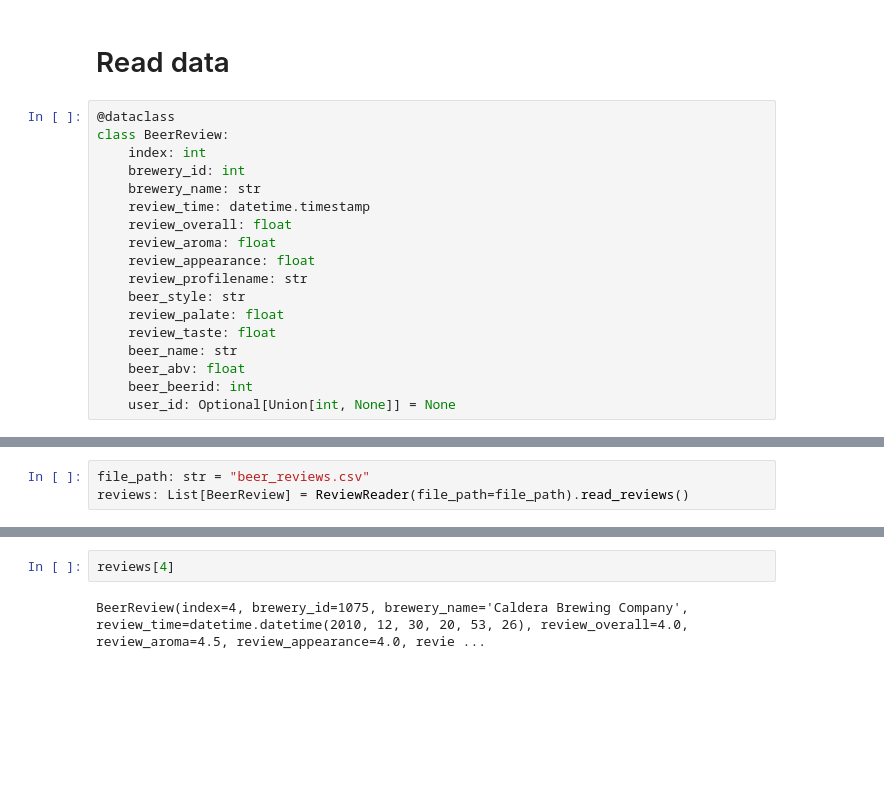
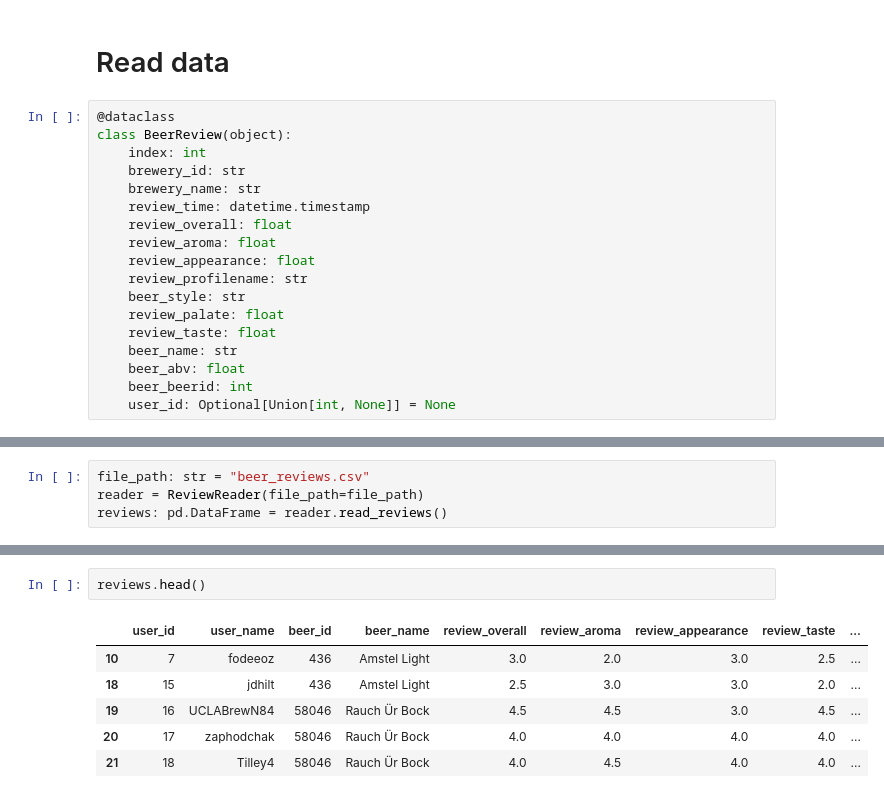
Before and after one commit to geo-chalk/Msc-Data-Science-AUEB, a Jupyter notebook: Recommender_Systems/Project_1/project_1.ipynb, the cells around one changed output, grey strips where cells are left out. Saved outputs shown, nothing was run; the diff lists cells and outputs as text; blank space fills up the shorter version.

```diff
--- a/Recommender_Systems/Project_1/project_1.ipynb
+++ b/Recommender_Systems/Project_1/project_1.ipynb
@@ -48,9 +31,9 @@ class LoggingHandler:
 # Read data
 # %%
 @dataclass
-class BeerReview:
+class BeerReview(object):
     index: int
-    brewery_id: int
+    brewery_id: str
     brewery_name: str
     review_time: datetime.timestamp
     review_overall: float
@@ -136,4 +183,5 @@ class ReviewReader(LoggingHandler):
 # %%
 file_path: str = "beer_reviews.csv"
-reviews: List[BeerReview] = ReviewReader(file_path=file_path).read_reviews()
+reader = ReviewReader(file_path=file_path)
+reviews: pd.DataFrame = reader.read_reviews()
 # %% [output]
@@ -147,4 +195,9 @@ reviews: List[BeerReview] = ReviewReader(file_path=file_path).read_reviews()
 # %%
-reviews[4]
+reviews.head()
 # %% [output]
-BeerReview(index=4, brewery_id=1075, brewery_name='Caldera Brewing Company', review_time=datetime.datetime(2010, 12, 30, 20, 53, 26), review_overall=4.0, review_aroma=4.5, review_appearance=4.0, revie ...
+|  | user_id | user_name | beer_id | beer_name | review_overall | review_aroma | review_appearance | review_taste | ... |
+| 10 | 7 | fodeeoz | 436 | Amstel Light | 3.0 | 2.0 | 3.0 | 2.5 | ... |
+| 18 | 15 | jdhilt | 436 | Amstel Light | 2.5 | 3.0 | 3.0 | 2.0 | ... |
+| 19 | 16 | UCLABrewN84 | 58046 | Rauch Ür Bock | 4.5 | 4.5 | 3.0 | 4.5 | ... |
+| 20 | 17 | zaphodchak | 58046 | Rauch Ür Bock | 4.0 | 4.0 | 4.0 | 4.0 | ... |
+| 21 | 18 | Tilley4 | 58046 | Rauch Ür Bock | 4.0 | 4.5 | 4.0 | 4.0 | ... |
```
Also changed, not shown: parts of 19 cells of this notebook, 3 other files.
